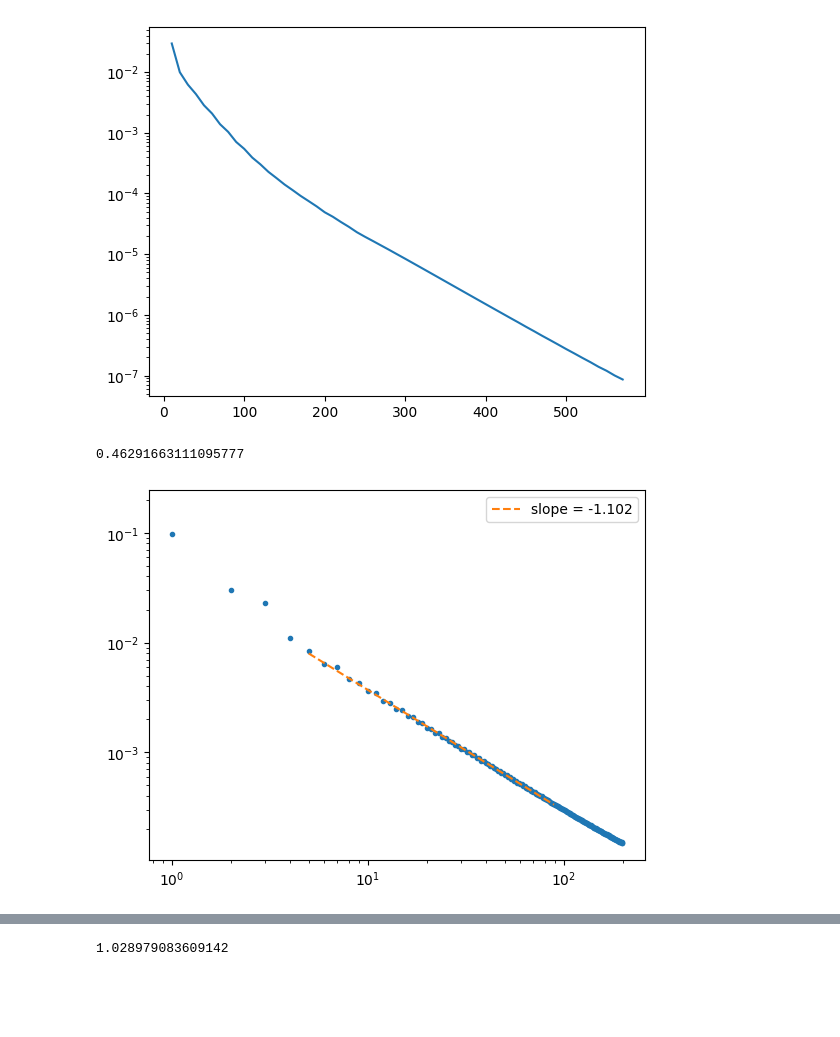
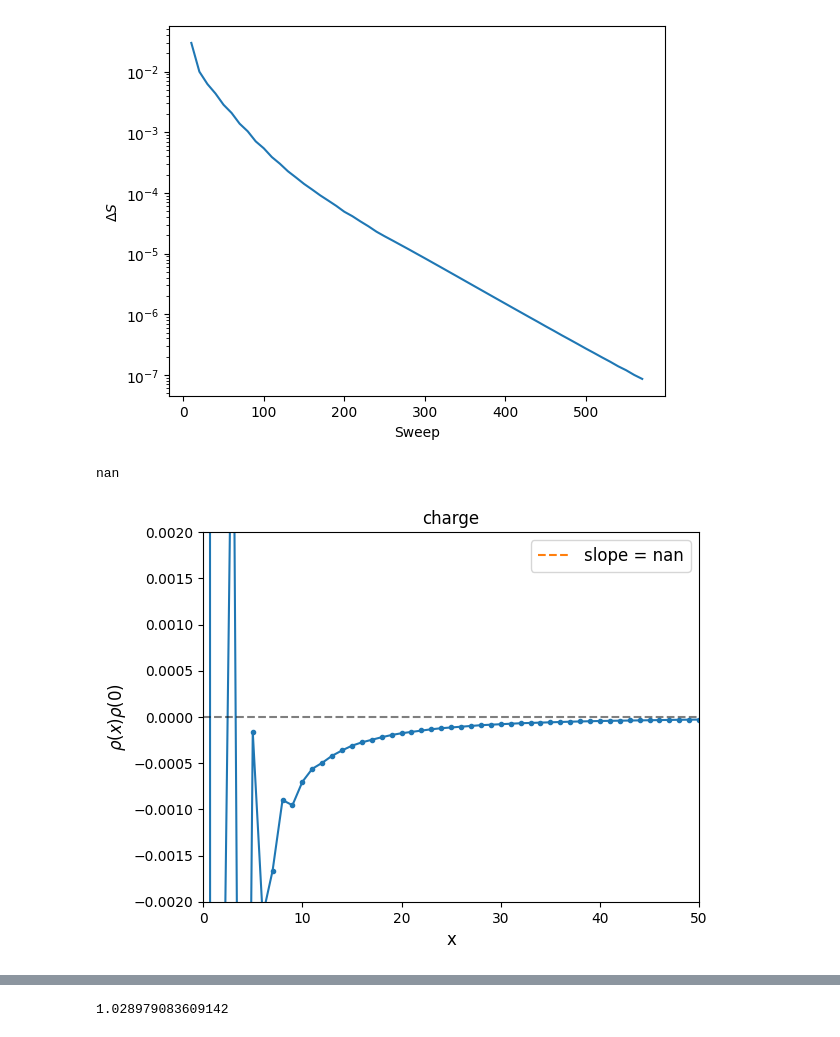
Before and after one commit to aravindhshankar/Spin1LongRangeOrder.jl, a Jupyter notebook: python/central_charge/visualize_helper.ipynb, the cells around one changed output, grey strips where cells are left out. Saved outputs shown, nothing was run; the diff lists cells and outputs as text; code cells hidden in the pictures; blank space fills up the shorter version.

```diff
--- a/python/central_charge/visualize_helper.ipynb
+++ b/python/central_charge/visualize_helper.ipynb
@@ -22,7 +22,10 @@ dict_keys(['Delta_E', 'Delta_S', 'E', 'N_updates', 'S', 'max_E_trunc', 'max_S',
 # %%
 plt.plot(diags['sweep'], np.abs(diags['Delta_S']))
 plt.yscale('log')
+plt.ylabel(r'$\Delta S$')
+plt.xlabel('Sweep')
+plt.savefig('ShowConvergenceVpm3.8.png', dpi=300)
 # %% [output]
-[figure, old version]
+[figure, new version]
 # %%
 distrange = 200 #picked smaller than correlation length
@@ -33,20 +36,28 @@ electroncorr = obs.denoise_rolling(np.abs(obs.electron_corr(psi, distrange, "tot
 # %%
 xvals = np.arange(distrange)
-# yvals = obs.denoise_rolling(np.abs(alt_spinzcorr), window=1)
-yvals = obs.denoise_rolling(np.abs(alt_spinpmcorr), window=2)
+yvals = obs.denoise_rolling(alt_chargecorr, window=1)
+# yvals = obs.denoise_rolling(np.abs(alt_spinpmcorr), window=2)
 # yvals = np.abs(obs.SzSz_corr(psi, 100, connected=True))
-plt.plot(xvals, yvals,ls='', marker='.')
-fitw = slice(5, 90)
+plt.plot(xvals, yvals,ls='-', marker='.')
+fitw = slice(4, 90,2)
+plotw = slice(4, 90)
 m, logc = np.polyfit(np.log(xvals[fitw]), np.log(yvals[fitw]), 1)
-plt.plot(xvals[fitw], np.exp(logc) * xvals[fitw]**m, ls='--', label=f'slope = {m:.3f}')
+plt.plot(xvals[plotw], np.abs(np.exp(logc) * xvals[plotw]**m ), ls='--', label=f'slope = {m:.3f}')
 # vibes = 0.07 * xvals**(-1 - 0.7126) * np.abs(np.log(xvals))**0.5
 # plt.plot(vibes)
-plt.yscale('log')
-plt.xscale('log')
-plt.legend()
+# plt.yscale('log')
+# plt.xscale('log')
+plt.ylim(-0.002, 0.002)
+plt.xlim(0, 50)
+plt.legend(fontsize=12)
 
+plt.plot(xvals,np.zeros_like(xvals), ls='--', color='black', alpha=0.5)
+plt.xlabel('x', fontsize=12)
+plt.ylabel(r'$\rho(x) \rho(0)$',fontsize=12)
+plt.title('charge', fontsize=12)
 Kc = np.pi**2 * np.exp(logc)
 print(Kc)
+# plt.savefig('SpmcorrelnfuncVpm3.8Avg2.png', dpi=300)
 # %% [output]
-0.46291663111095777
+nan
-[figure, old version]
+[figure, new version]
```
Also changed, not shown: parts of 6 cells of this notebook, 4 other files.
